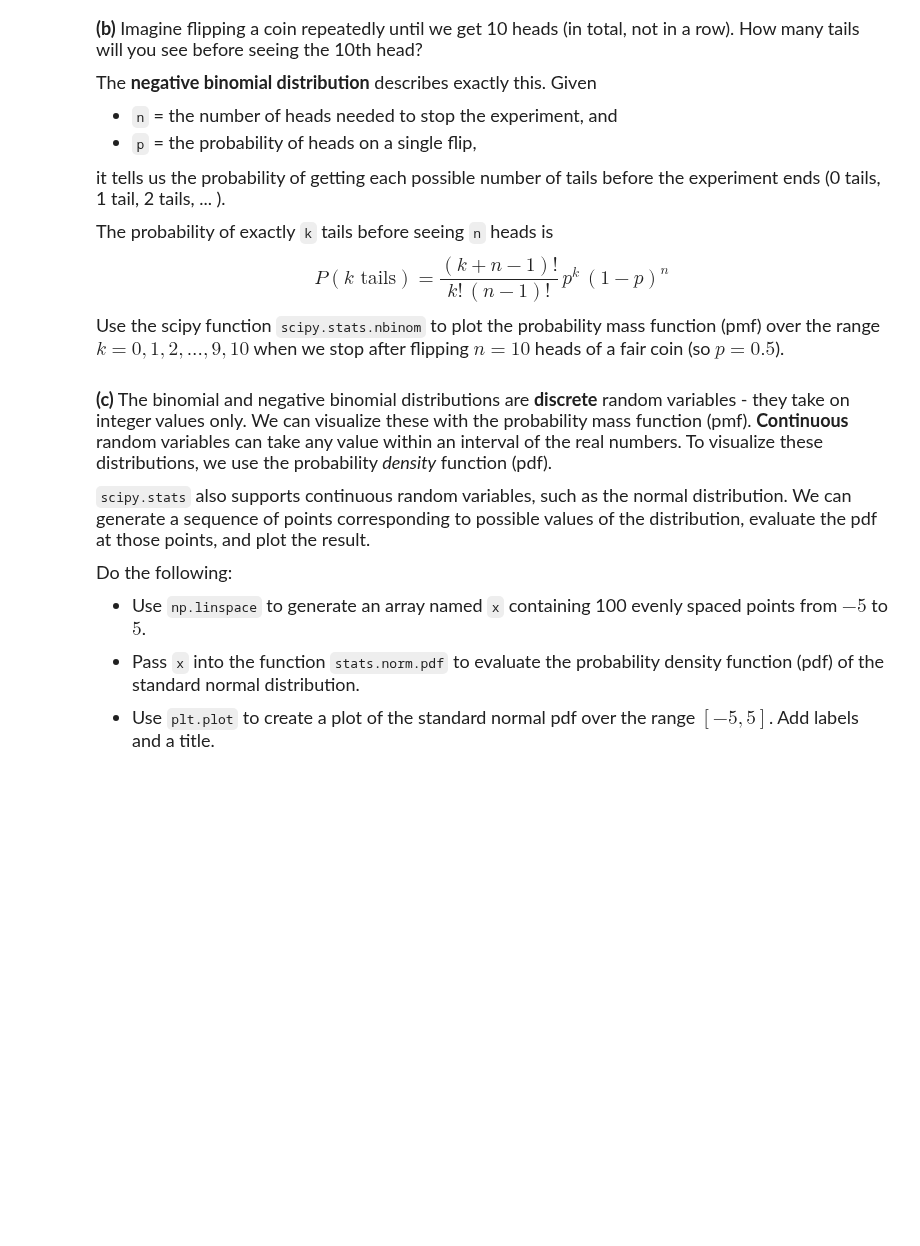
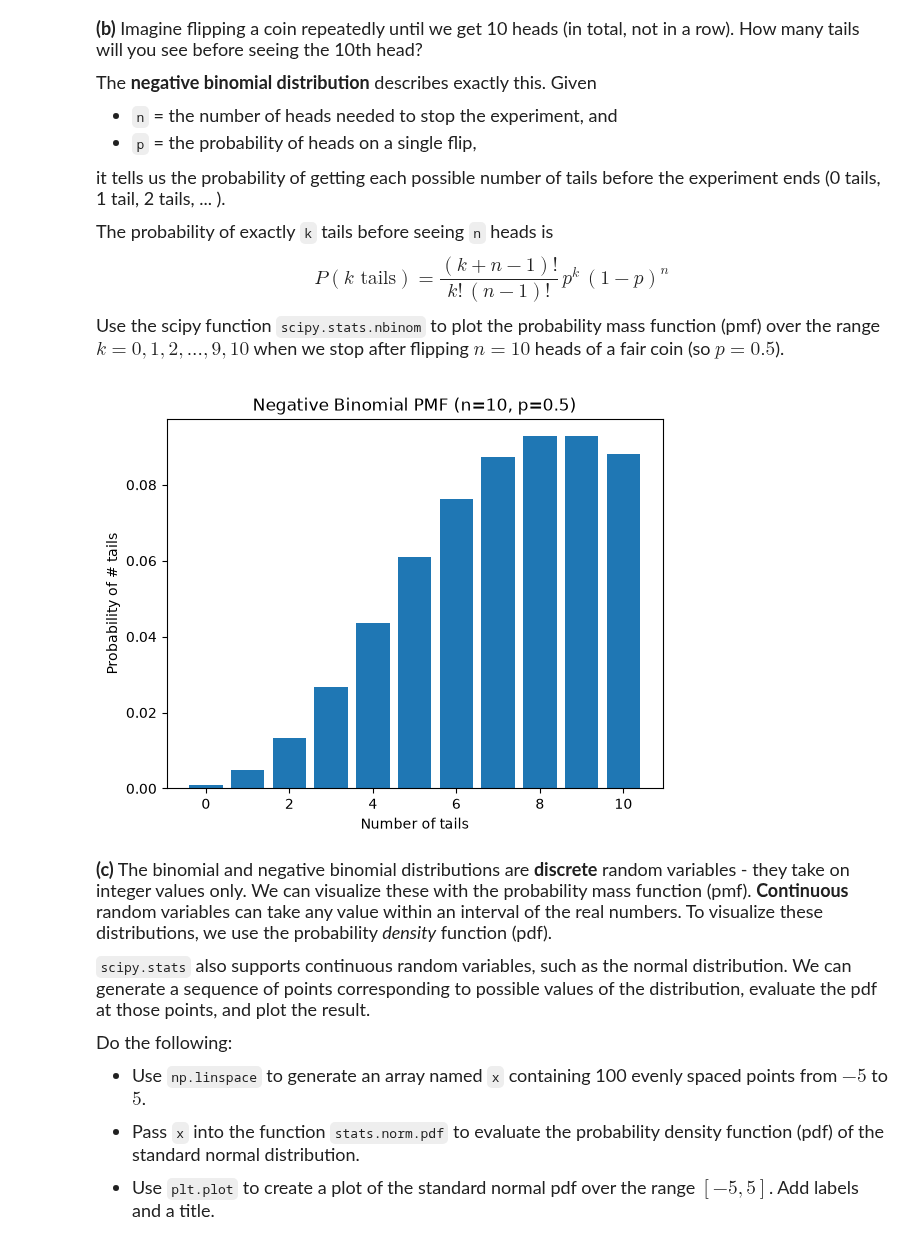
Before and after one commit to Michal-Fink/datasci185fall2026, a Jupyter notebook: _assignments/assignment_3/Assignment3-v2.ipynb, the cells around one changed output. Saved outputs shown, nothing was run; the diff lists cells and outputs as text; code cells hidden in the pictures; blank space fills up the shorter version.

```diff
--- a/_assignments/assignment_3/Assignment3-v2.ipynb
+++ b/_assignments/assignment_3/Assignment3-v2.ipynb
@@ -43,6 +50,24 @@ $$P(k \text{ tails}) = \frac{(k+n-1)!}{k!\,(n-1)!}\, p^{k}\,(1-p)^{n}$$
 Use the scipy function `scipy.stats.nbinom` to plot the probability mass function (pmf) over the range $k=0, 1, 2, ..., 9, 10$ when we stop after flipping $n=10$ heads of a fair coin (so $p = 0.5$).
 # %%
 # your code here
+import numpy as np
+import matplotlib.pyplot as plt
+from scipy.stats import nbinom
+
+n= 10
+p = 0.5
+k = np.arange(0,11)
+
+pmf= nbinom.pmf(k, n, p)
+
+plt.bar(k, pmf)
+plt.xlabel('Number of tails')
+plt.ylabel("Probability of # tails")
+plt.title(f"Negative Binomial PMF (n={n}, p={p})")
+
+plt.show()
+# %% [output]
+[figure, added]
 # %% [markdown]
 <font size = "4">
 
```
Also changed, not shown: parts of 4 cells of this notebook, 2 other files.
